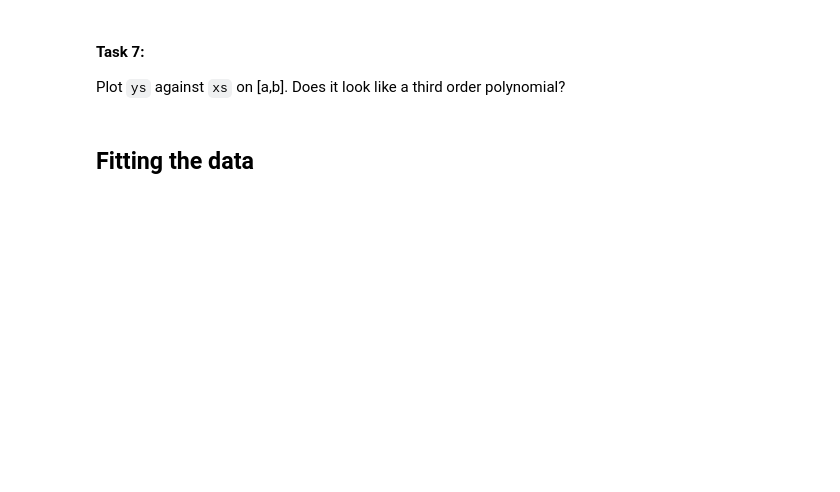
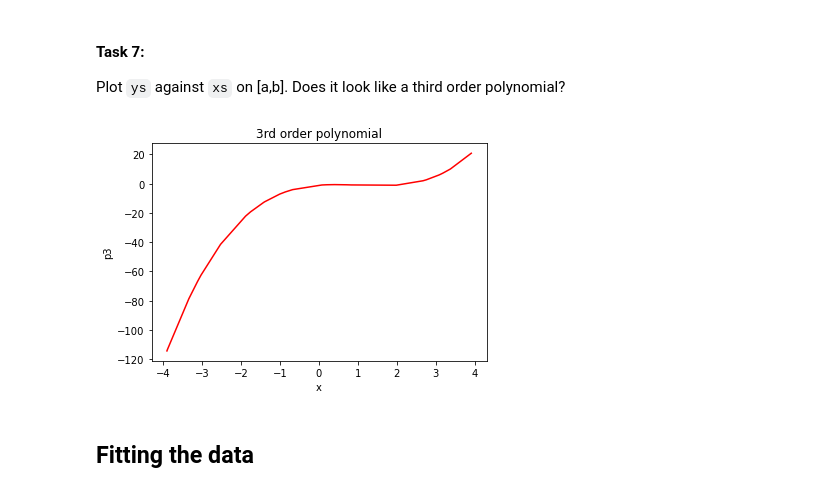
Before and after one commit to LilaKelland/data_bootcamp, a Jupyter notebook: w4/d3_machine_learning/polynomial_regression_exercise.ipynb, the cells around one changed output. Cells and saved outputs as stored; diff of their text form; code cells hidden in the pictures; blank space fills up the shorter version.

```diff
--- a/w4/d3_machine_learning/polynomial_regression_exercise.ipynb
+++ b/w4/d3_machine_learning/polynomial_regression_exercise.ipynb
@@ -24,3 +89,12 @@ Choose an interval [a,b], on which the polynomial is S-shaped.
+# %%
+# choose
+a=-4
+b =4
 # %% [markdown]
 #### Task 5
 Sample 30 random values in [a,b] and stored them in `xs`.
+# %%
+xs = []
+for i in range(30):
+    xs.append(random.uniform(a, b))
+xs
@@ -27,3 +119,5 @@ Sample 30 random values in [a,b] and stored them in `xs`.
 # %% [markdown]
 #### Task 6
 For each x in xs, compute p3(x) and store them as `ys`.
+# %%
+ys = p3(xs)
@@ -30,6 +135,21 @@ For each x in xs, compute p3(x) and store them as `ys`.
 # %% [markdown]
 #### Task 7:
 Plot `ys` against `xs` on [a,b]. Does it look like a third order polynomial?
+# %%
+plot_df = pd.DataFrame({'xs': xs, 'ys':ys})
+plot_df = plot_df.sort_values('xs')
+# %%
+x = plot_df['xs']
+y = plot_df['ys']
+
+# a line plot
+plt.plot(x,y,'red')
+plt.title('3rd order polynomial')
+plt.xlabel('x')
+plt.ylabel('p3')
+plt.show()
+# %% [output]
+[figure, added]
 # %% [markdown]
 ## Fitting the data
 # %% [markdown]
```
Also changed, not shown: parts of 27 cells of this notebook, 6 other files.
